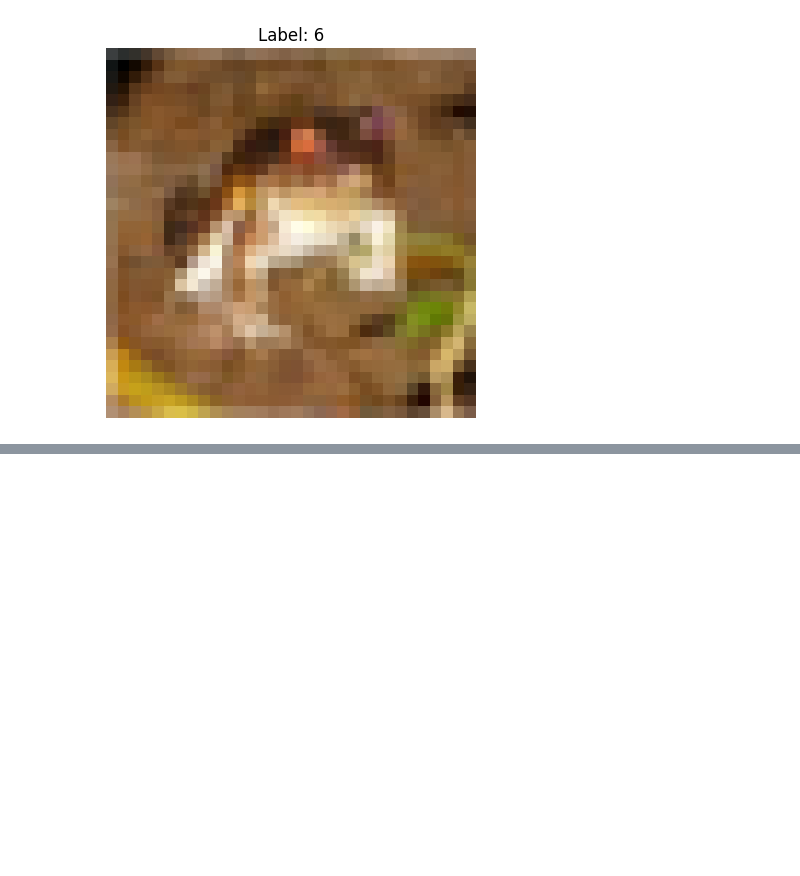
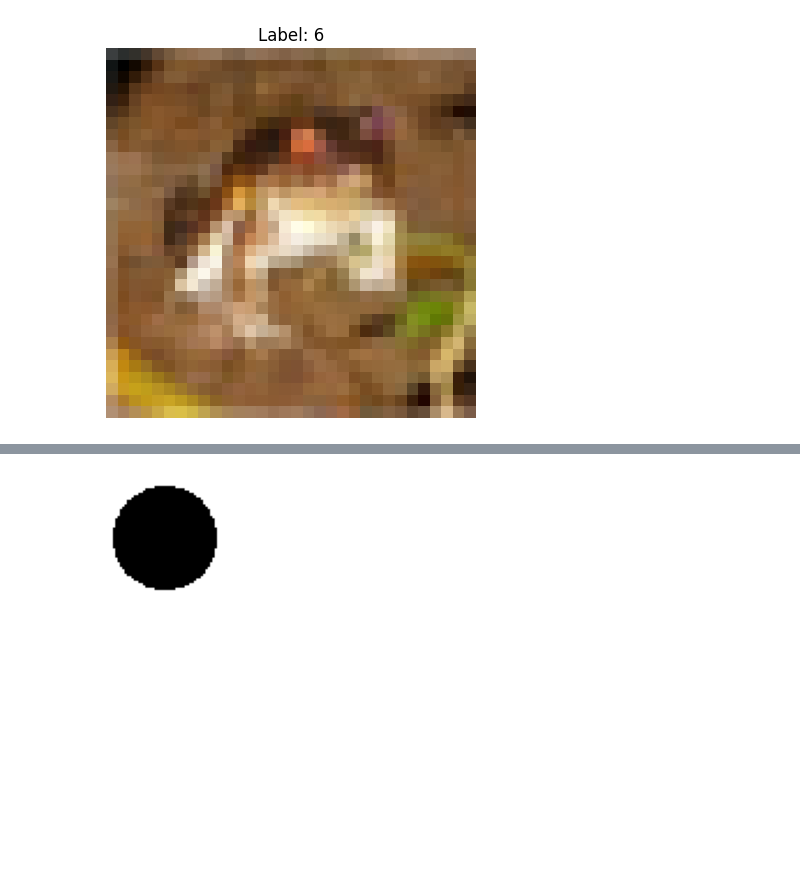
Before and after one commit to stevanna98/brain_network_into_dnn_v2, a Jupyter notebook: eda.ipynb, the cells around one changed output, grey strips where cells are left out. Saved outputs shown, nothing was run; the diff lists cells and outputs as text; code cells hidden in the pictures; blank space fills up the shorter version.

```diff
--- a/eda.ipynb
+++ b/eda.ipynb
@@ -116,0 +117,8 @@ Panel size               : (160, 160)  (W x H)
+# %%
+import matplotlib.pyplot as plt
+
+plt.imshow(choices[3], cmap="gray", vmin=0, vmax=255)
+plt.axis("off")
+plt.show()
+# %% [output]
+[figure, added]
```
Also changed, not shown: parts of 2 cells of this notebook, 1 other file.
